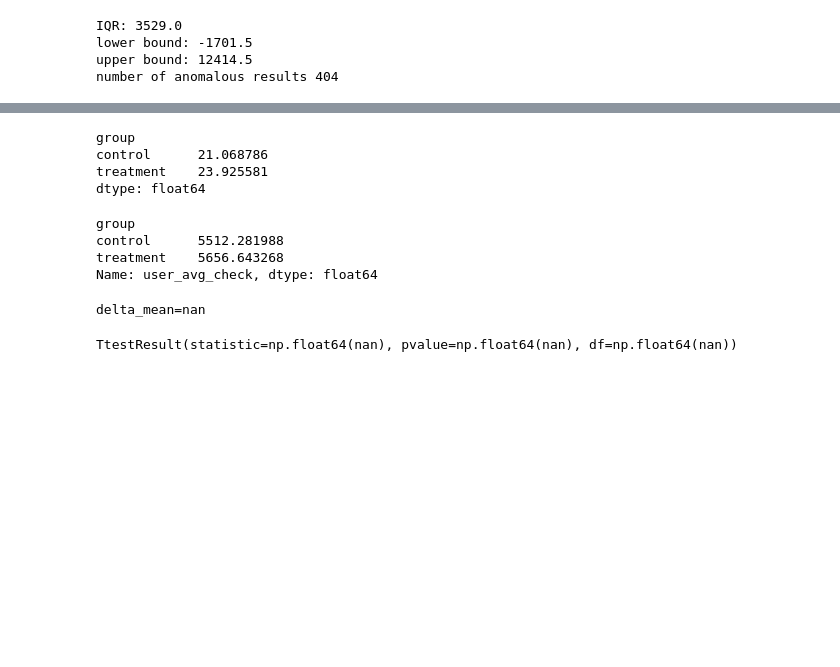
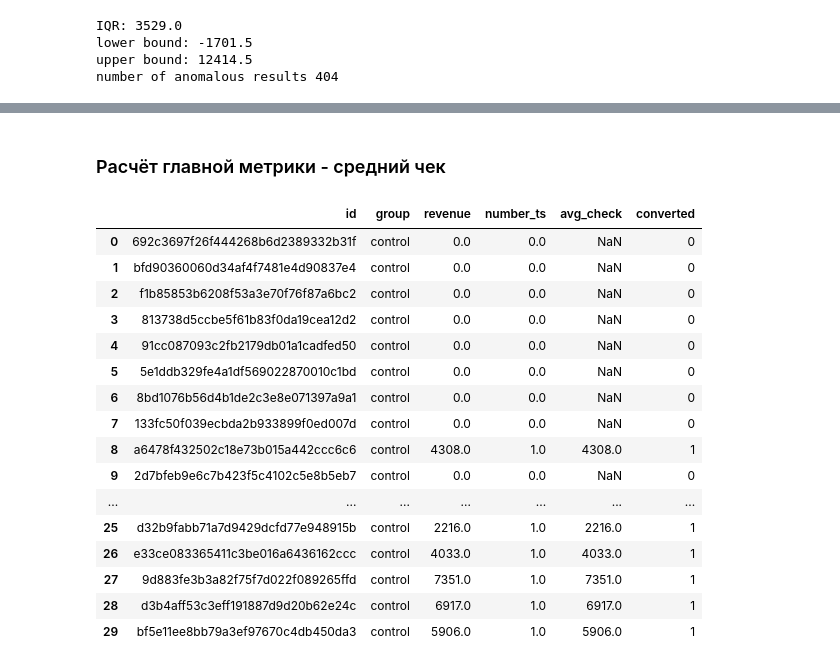
Before and after one commit to tabletka812/ab-test-recommendation-system, a Jupyter notebook: notebooks/sample.ipynb, the cells around one changed output, grey strips where cells are left out. Saved outputs shown, nothing was run; the diff lists cells and outputs as text; code cells hidden in the pictures; blank space fills up the shorter version.

```diff
--- a/notebooks/sample.ipynb
+++ b/notebooks/sample.ipynb
@@ -189,35 +168,0 @@ display(pd_for_er_metric)
-# %%
-er_metric = (pd_for_er_metric['transactions'] / pd_for_er_metric['users']) * 100
-display(er_metric)
-# %% [output]
-group
-control      21.068786
-treatment    23.925581
-dtype: float64
-# %%
-# Теперь считаем срений чек по пользователю
-avg_check_per_user = (
-    df_join
-    .groupby(by=['group', 'id'])['amount'].mean()
-    .reset_index(name='user_avg_check')
-    .groupby('group')['user_avg_check']
-    .mean()
-)
-display(avg_check_per_user)
-# %% [output]
-group
-control      5512.281988
-treatment    5656.643268
-Name: user_avg_check, dtype: float64
-# %%
-# применяем статистический критерий
-# применим t-test к посчитанным метрикам
-control = df_join[df_join['group'] == 'control']['amount'].values
-treatment = df_join[df_join['group'] == 'treatment']['amount'].values
-# считаем разницу средних
-delta_mean = np.mean(treatment) - np.mean(control)
-print(f"delta_mean={delta_mean}")
-stats.ttest_ind(control, treatment)
-# %% [output]
-delta_mean=nan
-TtestResult(statistic=np.float64(nan), pvalue=np.float64(nan), df=np.float64(nan))
@@ -225,0 +169,32 @@ TtestResult(statistic=np.float64(nan), pvalue=np.float64(nan), df=np.float64(nan
+# %% [markdown]
+### Расчёт главной метрики - средний чек
+# %%
+user_metrics = (
+    df_transactions.groupby('id')['amount']
+    .agg(revenue='sum', number_ts ='count', avg_check='mean')
+    .reset_index()
+)
+
+df = df_users.merge(user_metrics, on='id', how='left')
+df['revenue'] = df['revenue'].fillna(0)
+df['number_ts'] = df['number_ts'].fillna(0)
+df['converted'] = (df['number_ts'] > 0).astype(int)
+display(df.head(30))
+# %% [output]
+|  | id | group | revenue | number_ts | avg_check | converted |
+| 0 | 692c3697f26f444268b6d2389332b31f | control | 0.0 | 0.0 | NaN | 0 |
+| 1 | bfd90360060d34af4f7481e4d90837e4 | control | 0.0 | 0.0 | NaN | 0 |
+| 2 | f1b85853b6208f53a3e70f76f87a6bc2 | control | 0.0 | 0.0 | NaN | 0 |
+| 3 | 813738d5ccbe5f61b83f0da19cea12d2 | control | 0.0 | 0.0 | NaN | 0 |
+| 4 | 91cc087093c2fb2179db01a1cadfed50 | control | 0.0 | 0.0 | NaN | 0 |
+| 5 | 5e1ddb329fe4a1df569022870010c1bd | control | 0.0 | 0.0 | NaN | 0 |
+| 6 | 8bd1076b56d4b1de2c3e8e071397a9a1 | control | 0.0 | 0.0 | NaN | 0 |
+| 7 | 133fc50f039ecbda2b933899f0ed007d | control | 0.0 | 0.0 | NaN | 0 |
+| 8 | a6478f432502c18e73b015a442ccc6c6 | control | 4308.0 | 1.0 | 4308.0 | 1 |
+| 9 | 2d7bfeb9e6c7b423f5c4102c5e8b5eb7 | control | 0.0 | 0.0 | NaN | 0 |
+| ... | ... | ... | ... | ... | ... | ... |
+| 25 | d32b9fabb71a7d9429dcfd77e948915b | control | 2216.0 | 1.0 | 2216.0 | 1 |
+| 26 | e33ce083365411c3be016a6436162ccc | control | 4033.0 | 1.0 | 4033.0 | 1 |
+| 27 | 9d883fe3b3a82f75f7d022f089265ffd | control | 7351.0 | 1.0 | 7351.0 | 1 |
+| 28 | d3b4aff53c3eff191887d9d20b62e24c | control | 6917.0 | 1.0 | 6917.0 | 1 |
+| 29 | bf5e11ee8bb79a3ef97670c4db450da3 | control | 5906.0 | 1.0 | 5906.0 | 1 |
```
Also changed, not shown: parts of 24 cells of this notebook, 6 other files.
